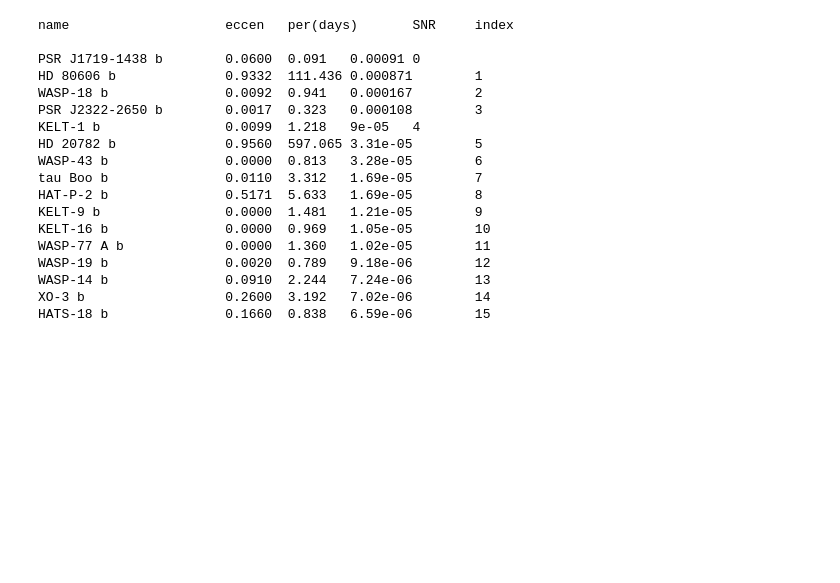
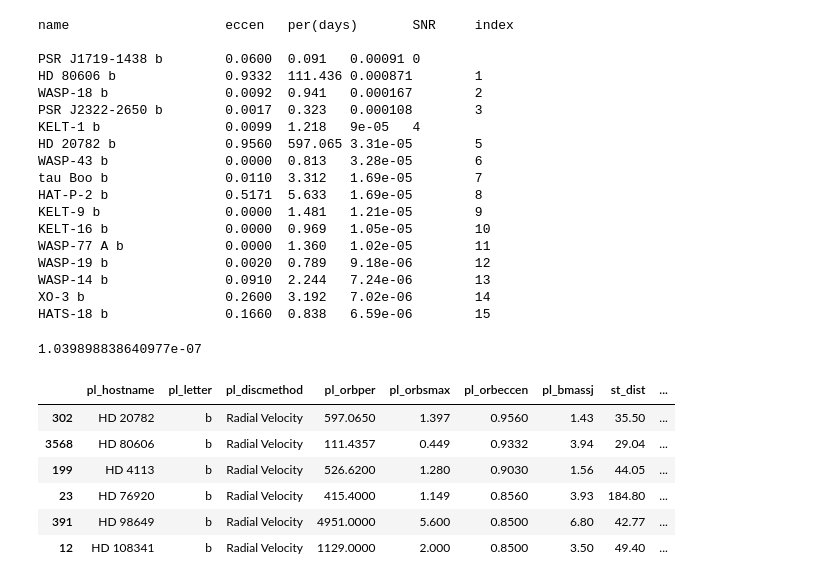
Before and after one commit to gabella/exoplanetsMath, a Jupyter notebook: python/GWStrainPlotsSNR.ipynb, the cells around one changed output. Cells and saved outputs as stored; diff of their text form; code cells hidden in the pictures; blank space fills up the shorter version.

```diff
--- a/python/GWStrainPlotsSNR.ipynb
+++ b/python/GWStrainPlotsSNR.ipynb
@@ -461,3 +481,18 @@ WASP-19 b               0.0020  0.789   9.18e-06        12
 WASP-14 b               0.0910  2.244   7.24e-06        13
 XO-3 b                  0.2600  3.192   7.02e-06        14
 HATS-18 b               0.1660  0.838   6.59e-06        15
+# %%
+1/(111.3*24*3600.)
+# %% [output]
+1.039898838640977e-07
+# %%
+cData = aData.sort_values(by = 'pl_orbeccen', ascending = False)
+cData.head(6)
+# %% [output]
+|  | pl_hostname | pl_letter | pl_discmethod | pl_orbper | pl_orbsmax | pl_orbeccen | pl_bmassj | st_dist | ... |
+| 302 | HD 20782 | b | Radial Velocity | 597.0650 | 1.397 | 0.9560 | 1.43 | 35.50 | ... |
+| 3568 | HD 80606 | b | Radial Velocity | 111.4357 | 0.449 | 0.9332 | 3.94 | 29.04 | ... |
+| 199 | HD 4113 | b | Radial Velocity | 526.6200 | 1.280 | 0.9030 | 1.56 | 44.05 | ... |
+| 23 | HD 76920 | b | Radial Velocity | 415.4000 | 1.149 | 0.8560 | 3.93 | 184.80 | ... |
+| 391 | HD 98649 | b | Radial Velocity | 4951.0000 | 5.600 | 0.8500 | 6.80 | 42.77 | ... |
+| 12 | HD 108341 | b | Radial Velocity | 1129.0000 | 2.000 | 0.8500 | 3.50 | 49.40 | ... |
```
Also changed, not shown: parts of 1 cell of this notebook, 2 other files.
